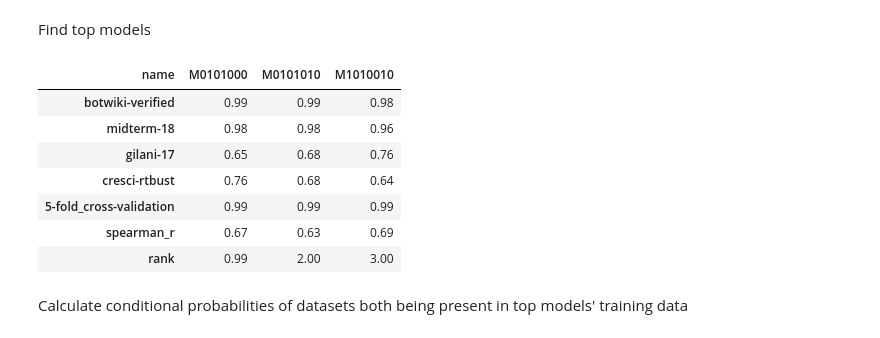
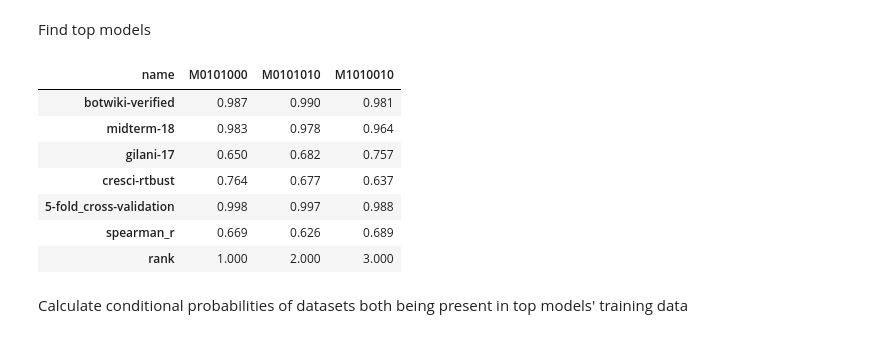
Before and after one commit to KatrinaLiqy/SocialBotDetection, a Jupyter notebook: DataAnalysis.ipynb, the cells around one changed output. Saved outputs shown, nothing was run; the diff lists cells and outputs as text; code cells hidden in the pictures.

```diff
--- a/DataAnalysis.ipynb
+++ b/DataAnalysis.ipynb
@@ -38,31 +38,25 @@ ranked_results["rank"] = rank_product.rank(ascending=True)
 # %%
 #get the best n results
 n = 3
 
-#once rank is calculated, round all metrics for readability
-def round_except_1(val):
-    if round(val, 2) == 1:
-        return 0.99
-    return round(val,2)
-
-top_results = ranked_results.sort_values("rank").head(n).set_index("name").transpose().applymap(round_except_1)
+top_results = ranked_results.sort_values("rank").head(n).set_index("name").transpose().round(3)
 
 top_results_file = os.path.join(results_path, "top_results.csv")
 top_results.to_csv(top_results_file)
 
 top_models = top_results.columns
 top_model = top_models[0]
 
 top_results
 # %% [output]
 | name | M0101000 | M0101010 | M1010010 |
-| botwiki-verified | 0.99 | 0.99 | 0.98 |
-| midterm-18 | 0.98 | 0.98 | 0.96 |
-| gilani-17 | 0.65 | 0.68 | 0.76 |
-| cresci-rtbust | 0.76 | 0.68 | 0.64 |
-| 5-fold_cross-validation | 0.99 | 0.99 | 0.99 |
-| spearman_r | 0.67 | 0.63 | 0.69 |
-| rank | 0.99 | 2.00 | 3.00 |
+| botwiki-verified | 0.987 | 0.990 | 0.981 |
+| midterm-18 | 0.983 | 0.978 | 0.964 |
+| gilani-17 | 0.650 | 0.682 | 0.757 |
+| cresci-rtbust | 0.764 | 0.677 | 0.637 |
+| 5-fold_cross-validation | 0.998 | 0.997 | 0.988 |
+| spearman_r | 0.669 | 0.626 | 0.689 |
+| rank | 1.000 | 2.000 | 3.000 |
 # %% [markdown]
 Calculate conditional probabilities of datasets both being present in top models' training data
 # %%
```
Also changed, not shown: parts of 1 cell of this notebook.
